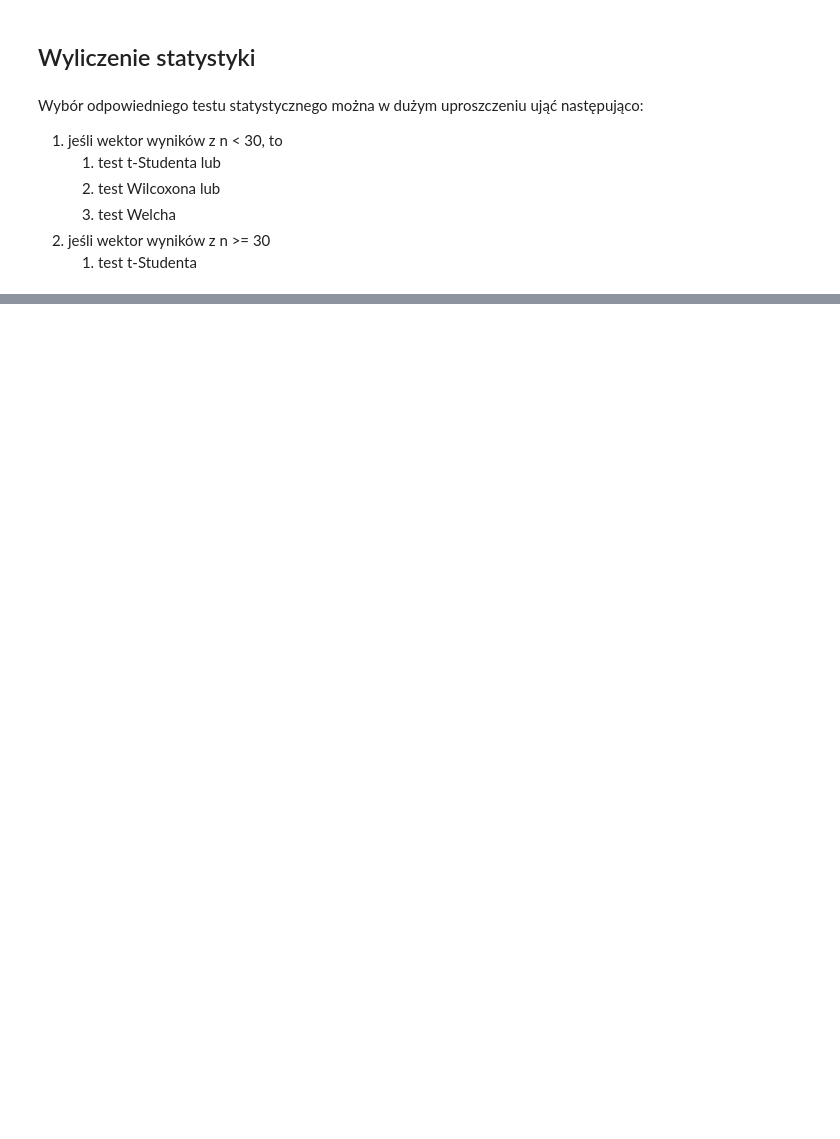
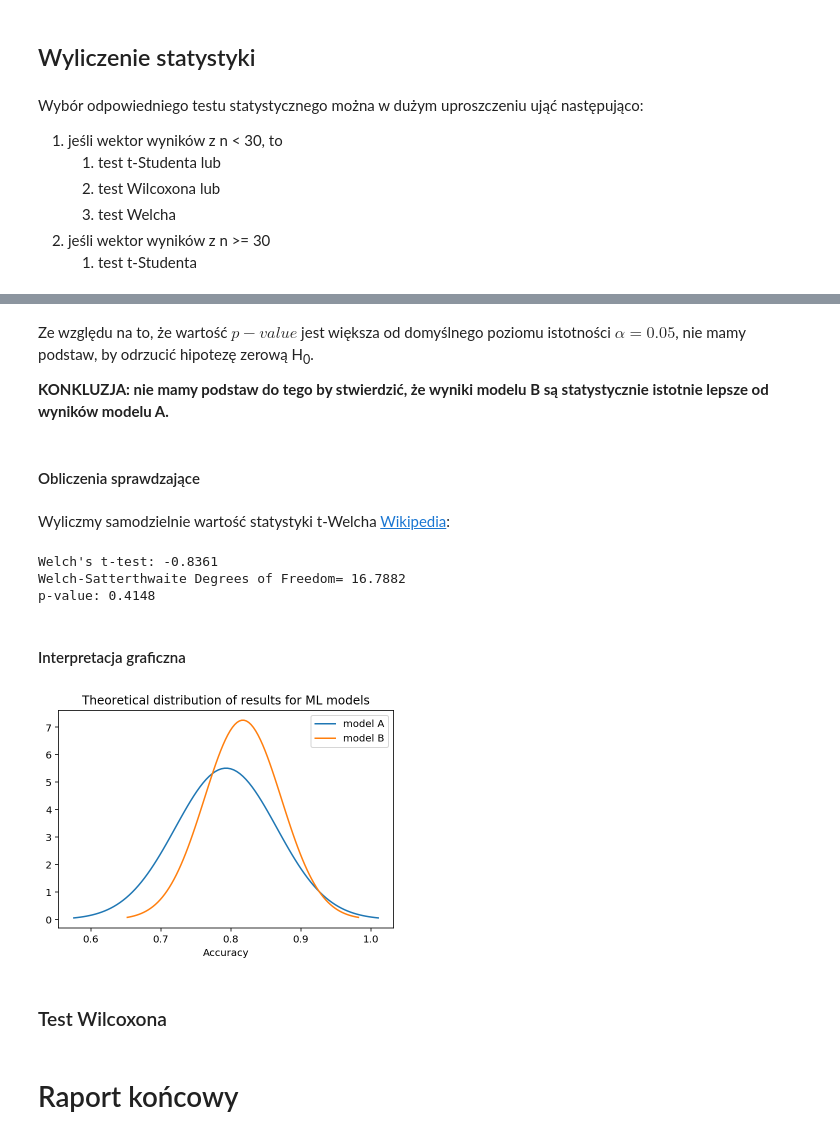
Before and after one commit to mariuszrokita/statistics, a Jupyter notebook: notebooks/statistical-significance-tests-to-compare-ml-models.ipynb, the cells around one changed output, grey strips where cells are left out. Cells and saved outputs as stored; diff of their text form; code cells hidden in the pictures; blank space fills up the shorter version.

Commit message:
More texts about t-Welch test.

```diff
--- a/notebooks/statistical-significance-tests-to-compare-ml-models.ipynb
+++ b/notebooks/statistical-significance-tests-to-compare-ml-models.ipynb
@@ -162,0 +214,65 @@ p-value > poziomu istotności alfa 0.05, a więc nie można odrzucic H0.
+# %% [markdown]
+Ze względu na to, że wartość $p-value$ jest większa od domyślnego poziomu istotności $\alpha=0.05$, nie mamy podstaw, by odrzucić hipotezę zerową H<sub>0</sub>.
+
+**KONKLUZJA: nie mamy podstaw do tego by stwierdzić, że wyniki modelu B są statystycznie istotnie lepsze od wyników modelu A.**
+# %% [markdown]
+#### Obliczenia sprawdzające
+# %% [markdown]
+Wyliczmy samodzielnie wartość statystyki t-Welcha [Wikipedia](https://pl.wikipedia.org/wiki/Test_t_Welcha):
+# %%
+a_mean = results['A'].mean()
+b_mean = results['B'].mean()
+
+a_var = results['A'].var()
+b_var = results['B'].var()
+
+a_N = len(results['A'])
+b_N = len(results['B'])
+
+# calculate the t-statistic
+t = (a_mean - b_mean) / np.sqrt( (a_var/a_N) + (b_var/b_N) )
+print(f"Welch's t-test: {t:.4f}")
+
+# calculate degrees of freedom using approximation
+def welch_dof(x, y):
+    dof = (x.var()/x.size + y.var()/y.size)**2 / ((x.var()/x.size)**2 / (x.size-1) + (y.var()/y.size)**2 / (y.size-1))
+    print(f"Welch-Satterthwaite Degrees of Freedom= {dof:.4f}")
+    return dof
+
+dof = welch_dof(results['A'], results['B'])
+p = 2 * stats.t.cdf(t, df=dof)
+print(f"p-value: {p:.4f}")
+# %% [output]
+Welch's t-test: -0.8361
+Welch-Satterthwaite Degrees of Freedom= 16.7882
+p-value: 0.4148
+# %% [markdown]
+#### Interpretacja graficzna
+# %%
+import matplotlib.pyplot as plt
+import numpy as np
+
+# Gaussian distribution for results for model A
+mu = 0.793074
+std = 0.072425
+x1 = np.linspace(mu - 3*std, mu + 3*std, 100)
+y1 = stats.norm.pdf(x1, mu, std)
+plt.plot(x1, y1, label='model A')
+
+# Gaussian distribution for results for model B
+mu = 0.817117
+std = 0.054989
+x2 = np.linspace(mu - 3*std, mu + 3*std, 100)
+y2 = stats.norm.pdf(x2, mu, std)
+plt.plot(x2, y2, label='model B')
+
+plt.title("Theoretical distribution of results for ML models")
+plt.xlabel("Accuracy")
+plt.gca().legend()
+plt.show()
+# %% [output]
+[figure, added]
+# %% [markdown]
+### Test Wilcoxona
+# %% [markdown]
+# Raport końcowy
```
Also changed, not shown: parts of 14 cells of this notebook.
